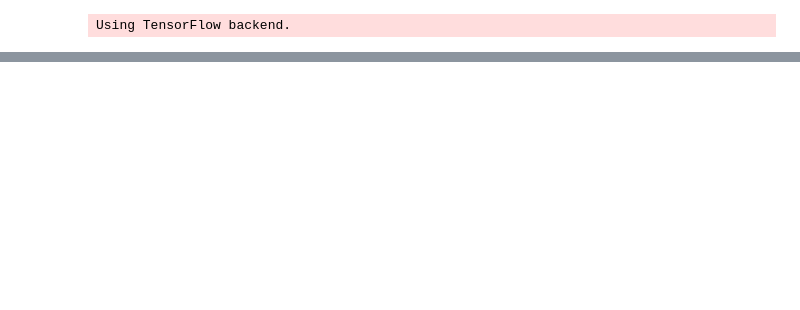
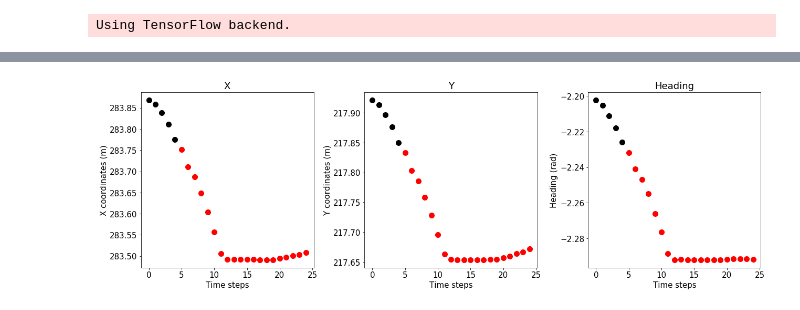
Before and after one commit to MPC-Berkeley/carla, a Jupyter notebook: PythonAPI/analysis/traj_viz.ipynb, the cells around one changed output, grey strips where cells are left out. Saved outputs shown, nothing was run; the diff lists cells and outputs as text; code cells hidden in the pictures; blank space fills up the shorter version.

Commit message:
XS: Visualization Code

```diff
--- a/PythonAPI/analysis/traj_viz.ipynb
+++ b/PythonAPI/analysis/traj_viz.ipynb
@@ -161,0 +167,16 @@ Load Successfully
+# %%
+pkl2tf_info = []
+
+for filenum in range(len(files_to_process)):
+    print("Processing file:", files_to_process[filenum])
+    parking_lot, static_object_list, features_global, labels_global, goal_snpts, ego_trajectory = pkl2tf(files_to_process[filenum])
+
+    if parking_lot is not None:
+        info = {}
+        info["parking_lot"] = parking_lot
+        info["static_object_list"] = static_object_list
+        info["features_global"] = features_global
+        info["labels_global"] = labels_global
+        info["goal_snpts"] = goal_snpts
+        info["ego_trajectory"] = ego_trajectory
+        pkl2tf_info.append(info)
@@ -219,3 +331,42 @@ plt.show()
+# %%
+import matplotlib
+features = pkl2tf_info[0]['features_global'][15]
+labels = pkl2tf_info[0]['labels_global'][15]
+
+Nhist = 5
+Npred = 20
+
+plt.figure(figsize=(18,6))
+
+plt.subplot(131)
+plt.plot(range(Nhist), features[:,0], 'ko', markersize=10)
+plt.plot(range(Nhist, Nhist+Npred), labels[:,0], 'ro', markersize=10)
+plt.ylabel('X coordinates (m)')
+plt.xlabel('Time steps')
+plt.title('X')
+
+plt.subplot(132)
+plt.plot(range(Nhist), features[:,1], 'ko', markersize=10)
+plt.plot(range(Nhist, Nhist+Npred), labels[:,1], 'ro', markersize=10)
+plt.ylabel('Y coordinates (m)')
+plt.xlabel('Time steps')
+plt.title('Y')
+
+plt.subplot(133)
+plt.plot(range(Nhist), features[:,2], 'ko', markersize=10)
+plt.plot(range(Nhist, Nhist+Npred), labels[:,2], 'ro', markersize=10)
+plt.ylabel('Heading (rad)')
+plt.xlabel('Time steps')
+plt.title('Heading')
+
+font = {'weight' : 'normal',
+        'size'   : 17}
+
+matplotlib.rc('font', **font)
+
+plt.tight_layout()
+# %% [output]
+[figure, added]
 # %%
 # Get the data
 pklfiles_to_process = glob.glob('./dataset/*.pkl')
```
Also changed, not shown: parts of 12 cells of this notebook, 1 other file.
